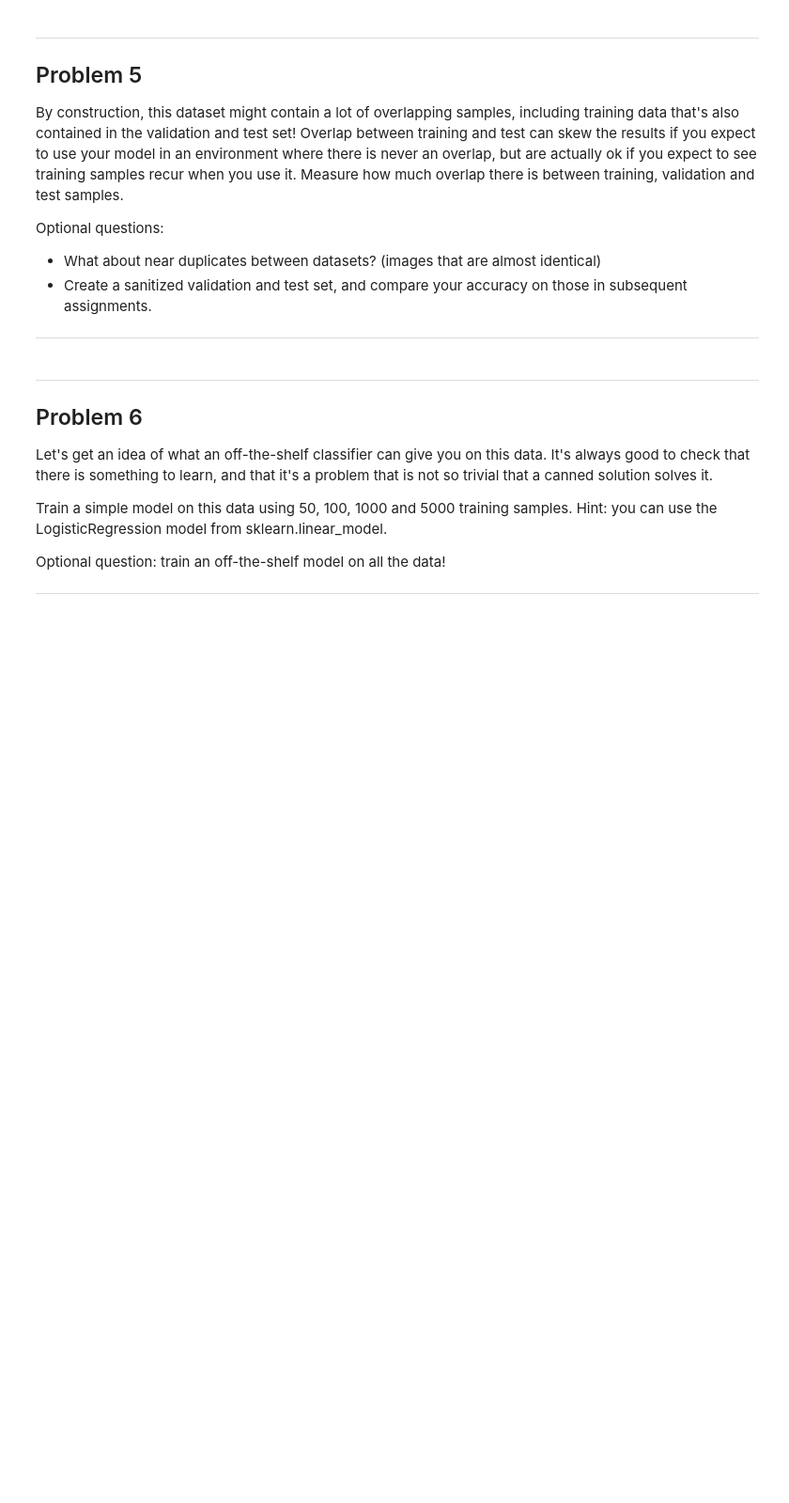
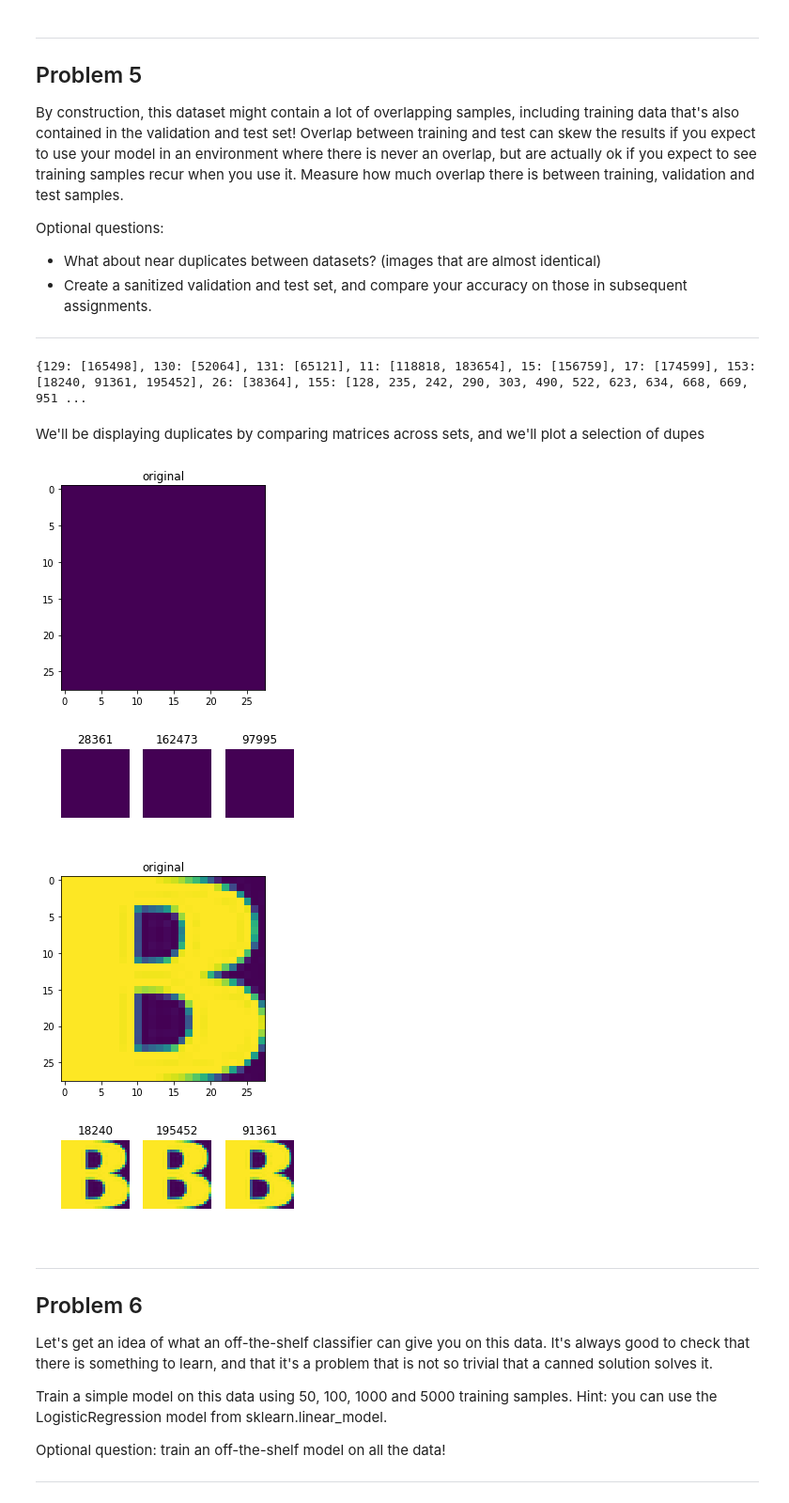
Before and after one commit to pvhee/deeplearning_experiments, a Jupyter notebook: 1_notmnist.ipynb, the cells around one changed output. Shown: that part at 94% size. Cells and saved outputs as stored; diff of their text form; code cells hidden in the pictures; blank space fills up the shorter version.

Commit message:
Displaying dupes in sets

```diff
--- a/1_notmnist.ipynb
+++ b/1_notmnist.ipynb
@@ -432,6 +436,56 @@ Optional questions:
 - What about near duplicates between datasets? (images that are almost identical)
 - Create a sanitized validation and test set, and compare your accuracy on those in subsequent assignments.
 ---
+# %%
+def calculate_duplicates(set1, set2):
+    overlap = {}
+    for i, img1 in enumerate(set1):
+        for j, img2 in enumerate(set2):
+            if np.array_equal(img1, img2):
+                if not i in overlap.keys():
+                    overlap[i] = []
+                overlap[i].append(j)
+    return overlap
+
+dupes = calculate_duplicates(test_dataset[:200], train_dataset)
+# %% [output]
+{129: [165498], 130: [52064], 131: [65121], 11: [118818, 183654], 15: [156759], 17: [174599], 153: [18240, 91361, 195452], 26: [38364], 155: [128, 235, 242, 290, 303, 490, 522, 623, 634, 668, 669, 951 ...
+# %% [markdown]
+We'll be displaying duplicates by comparing matrices across sets, and we'll plot a selection of dupes
+# %%
+def display_duplicates(dupes, index, set1, set2):
+    plt.figure()
+    plt.title("original")
+    # Display the dupe in set1
+    plt.imshow(set1[index])
+    plt.figure()
+    plt.title("dupes")
+    plt.axis('off')
+    # Now display a series of dupes in set
+    for i, index2 in enumerate(random.sample(dupes[index], 3)):
+        plt.subplot(2,4,i+1)
+        plt.axis('off')
+        plt.title(index2)
+        plt.imshow(set2[index2])
+
+def comparator(x,y):
+    if(len(dupes[x]) > len(dupes[y])):
+        return x
+    else:
+        return y
+
+# Display item with most dupes
+display_duplicates(dupes, reduce(comparator, dupes), test_dataset[:200], train_dataset)
+
+# Display a manual item with a series of dupes
+display_duplicates(dupes, 153, test_dataset[:200], train_dataset)
+
+# print(dupes)
+# %% [output]
+[figure, added]
+[figure, added]
+[figure, added]
+[figure, added]
 # %% [markdown]
 ---
 Problem 6
```
Also changed, not shown: parts of 8 cells of this notebook.
